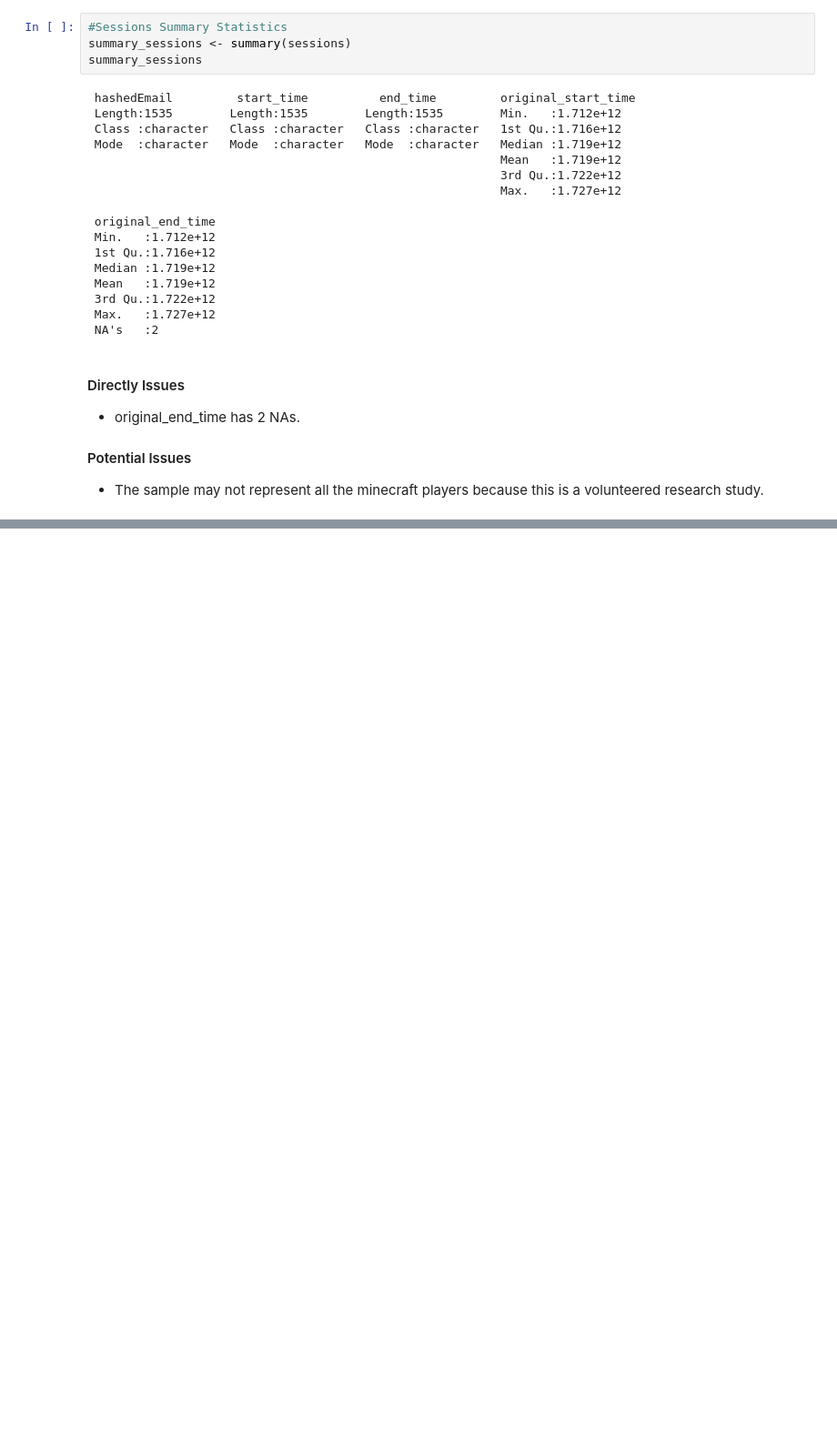
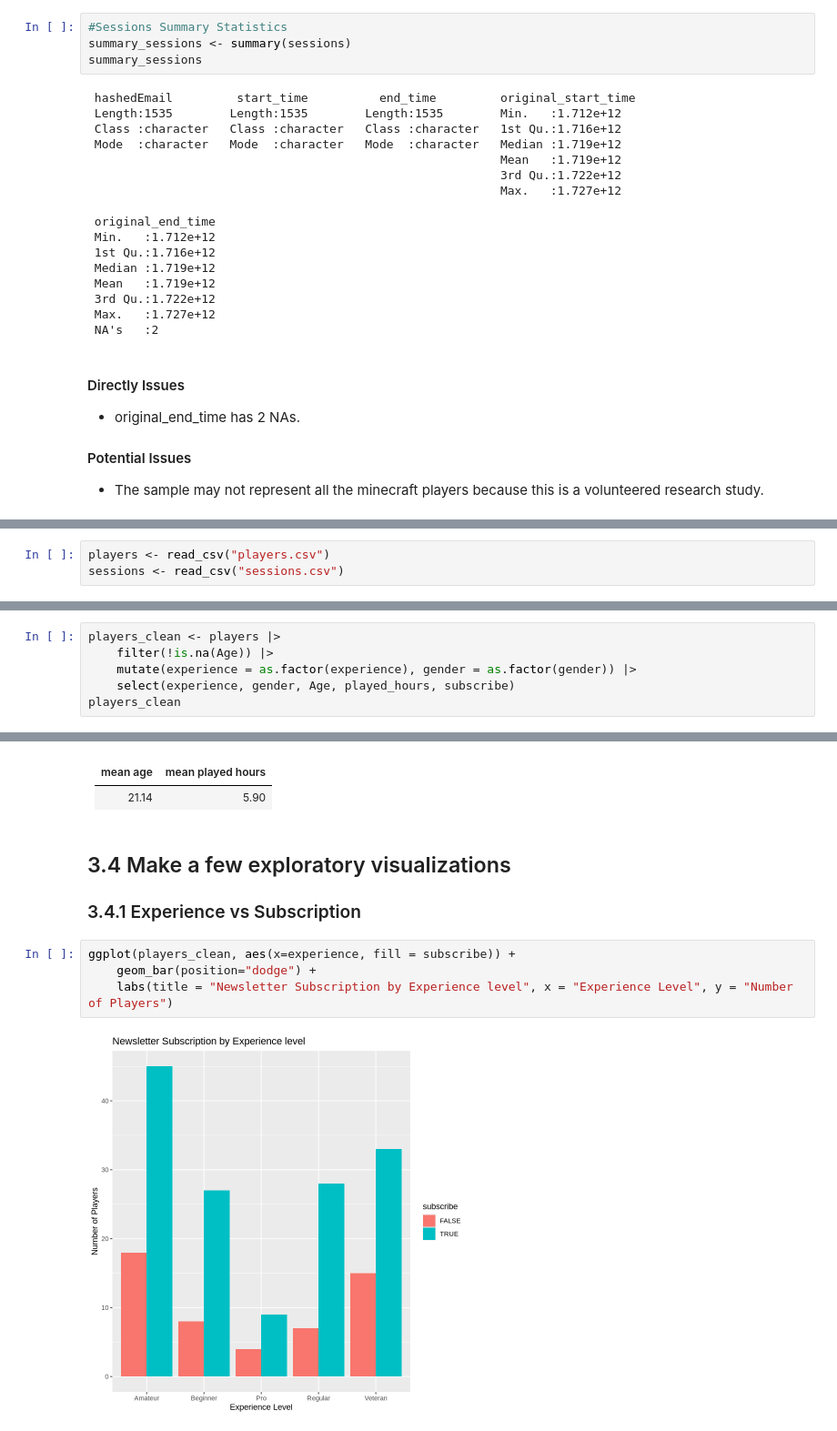
Before and after one commit to cxlu930/dsci-100-individual, a Jupyter notebook: Individual_stage.ipynb, the cells around one changed output, grey strips where cells are left out. Shown: that part at 91% size. Cells and saved outputs as stored; diff of their text form; blank space fills up the shorter version.

Commit message:
finish three visualizations
I finished the visualizations. Next step is to come up with the image of age and the insights.

```diff
--- a/Individual_stage.ipynb
+++ b/Individual_stage.ipynb
@@ -149,0 +148,3 @@ ggplot(players, aes(x=experience, fill = subscribe)) +
+# %%
+players <- read_csv("players.csv")
+sessions <- read_csv("sessions.csv")
@@ -149,0 +171,6 @@ ggplot(players, aes(x=experience, fill = subscribe)) +
+# %%
+players_clean <- players |>
+    filter(!is.na(Age)) |>
+    mutate(experience = as.factor(experience), gender = as.factor(gender)) |>
+    select(experience, gender, Age, played_hours, subscribe)
+players_clean
@@ -149,0 +201,13 @@ ggplot(players, aes(x=experience, fill = subscribe)) +
+# %% [markdown]
+|mean age |mean played hours|
+|---------|-----------------|
+|21.14|5.90|
+# %% [markdown]
+## 3.4 Make a few exploratory visualizations
+### 3.4.1 Experience vs Subscription
+# %%
+ggplot(players_clean, aes(x=experience, fill = subscribe)) +
+    geom_bar(position="dodge") +
+    labs(title = "Newsletter Subscription by Experience level", x = "Experience Level", y = "Number of Players")
+# %% [output]
+[figure, added]
```
Also changed, not shown: parts of 13 cells of this notebook.
